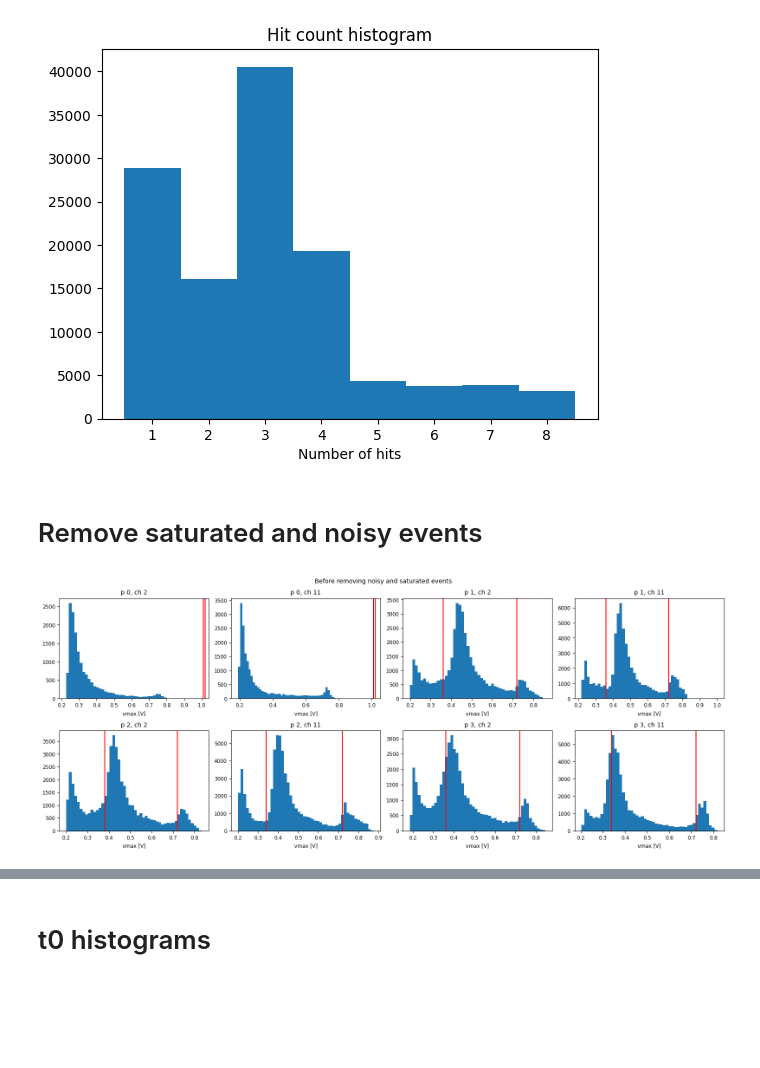
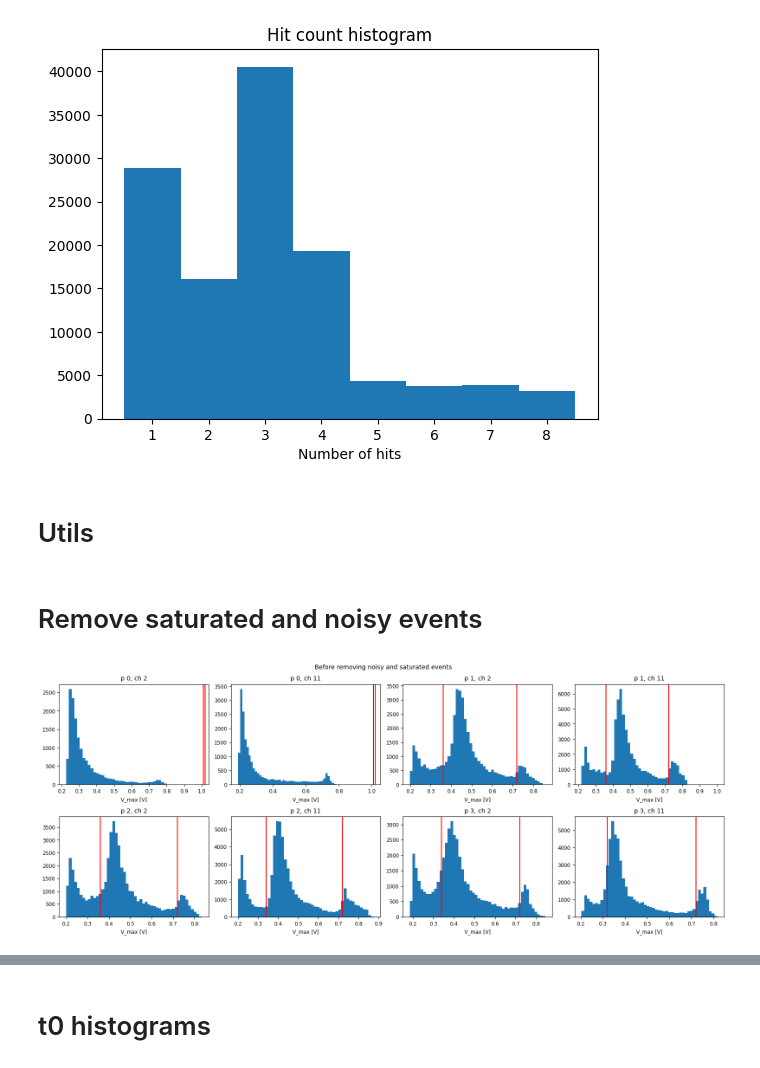
Before and after one commit to MatiXOfficial/pps-timing-ml, a Jupyter notebook: notebooks/dataset/process_input.ipynb, the cells around one changed output, grey strips where cells are left out. Drawn from its saved outputs; the diff is of its cells as text; code cells hidden in the pictures; blank space fills up the shorter version.

```diff
--- a/notebooks/dataset/process_input.ipynb
+++ b/notebooks/dataset/process_input.ipynb
@@ -44,6 +44,24 @@ plot_hit_count_histogram(original_dataset)
 plt.show()
 # %% [output]
 [figure]
+# %% [markdown]
+# Utils
+# %%
+def plot_channel_data(data_dict, suptitle, xlabel, thresholds=None, bins=50):
+    plt.figure(figsize=(16, 6.5))
+    plt.rc('font', size=8.5)
+    for i, ((plane, channel), data) in enumerate(sorted(data_dict.items())):
+        plt.subplot(2, 4, i + 1)
+        plt.hist(data, bins=bins)
+        if thresholds is not None:
+            plt.axvline(thresholds[(plane, channel)][0], c='red')
+            plt.axvline(thresholds[(plane, channel)][1], c='red')
+        plt.title(f'p {plane}, ch {channel}')
+        plt.xlabel(xlabel)
+
+    plt.suptitle(suptitle)
+    plt.tight_layout()
+    plt.show()
 # %% [markdown]
 # Remove saturated and noisy events
 # %%
@@ -52,34 +70,21 @@ channel_vmax_thresholds = {
     (0, 11): (1.01, 1.02), # don't take anything
     (1, 2):  (0.36, 0.72),
     (1, 11): (0.36, 0.72),
-    (2, 2):  (0.38, 0.72),
+    (2, 2):  (0.36, 0.72),
     (2, 11): (0.34, 0.72),
-    (3, 2):  (0.36, 0.72),
-    (3, 11): (0.34, 0.72)
+    (3, 2):  (0.34, 0.72),
+    (3, 11): (0.32, 0.72)
 }
 # %%
 vmax_histograms = defaultdict(list)
 for event, event_data in original_dataset.items():
     for plane, plane_data in event_data.planes.items():
         for channel, wav_data in plane_data.items():
             vmax_histograms[(plane, channel)].append(np.max(wav_data.series[1]))
 
-plt.figure(figsize=(16, 6.5))
-plt.rc('font', size=8.5)
-for i, ((plane, channel), vmax_list) in enumerate(sorted(vmax_histograms.items())):
-    thresholds = channel_vmax_thresholds[(plane, channel)]
-    plt.subplot(2, 4, i + 1)
-    plt.hist(vmax_list, bins=50)
-    plt.axvline(thresholds[0], c='red')
-    plt.axvline(thresholds[1], c='red')
-    plt.title(f'p {plane}, ch {channel}')
-    plt.xlabel('vmax [V]')
-
-plt.suptitle('Before removing noisy and saturated events')
-plt.tight_layout()
-plt.show()
+plot_channel_data(vmax_histograms, 'Before removing noisy and saturated events', 'V_max [V]', channel_vmax_thresholds)
 # %% [output]
-[figure, old version]
+[figure, new version]
 # %%
 vmax_dataset = copy.deepcopy(original_dataset)
 
```
Also changed, not shown: parts of 10 cells of this notebook, 5 other files.
